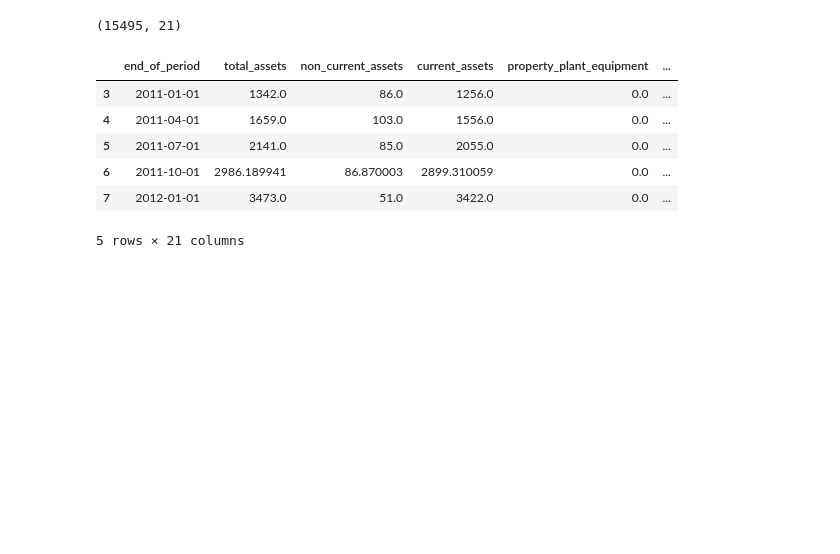
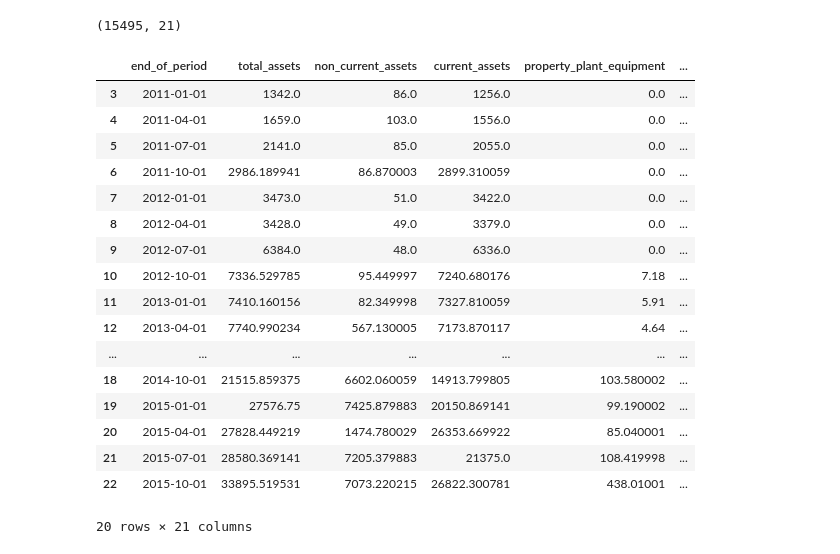
Before and after one commit to k-sobczyk/ensemble-nn-stock-forecast, a Jupyter notebook: notebooks/data_manipulation/normalization_and_merging.ipynb, the cells around one changed output. Cells and saved outputs as stored; diff of their text form; code cells hidden in the pictures; blank space fills up the shorter version.

```diff
--- a/notebooks/data_manipulation/normalization_and_merging.ipynb
+++ b/notebooks/data_manipulation/normalization_and_merging.ipynb
@@ -243,13 +244,24 @@ df.shape
 # %%
 df = df.round(2)
 # %%
-df.head(5)
+df.head(20)
 # %% [output]
 |  | end_of_period | total_assets | non_current_assets | current_assets | property_plant_equipment | ... |
 | 3 | 2011-01-01 | 1342.0 | 86.0 | 1256.0 | 0.0 | ... |
 | 4 | 2011-04-01 | 1659.0 | 103.0 | 1556.0 | 0.0 | ... |
 | 5 | 2011-07-01 | 2141.0 | 85.0 | 2055.0 | 0.0 | ... |
 | 6 | 2011-10-01 | 2986.189941 | 86.870003 | 2899.310059 | 0.0 | ... |
 | 7 | 2012-01-01 | 3473.0 | 51.0 | 3422.0 | 0.0 | ... |
+| 8 | 2012-04-01 | 3428.0 | 49.0 | 3379.0 | 0.0 | ... |
+| 9 | 2012-07-01 | 6384.0 | 48.0 | 6336.0 | 0.0 | ... |
+| 10 | 2012-10-01 | 7336.529785 | 95.449997 | 7240.680176 | 7.18 | ... |
+| 11 | 2013-01-01 | 7410.160156 | 82.349998 | 7327.810059 | 5.91 | ... |
+| 12 | 2013-04-01 | 7740.990234 | 567.130005 | 7173.870117 | 4.64 | ... |
+| ... | ... | ... | ... | ... | ... | ... |
+| 18 | 2014-10-01 | 21515.859375 | 6602.060059 | 14913.799805 | 103.580002 | ... |
+| 19 | 2015-01-01 | 27576.75 | 7425.879883 | 20150.869141 | 99.190002 | ... |
+| 20 | 2015-04-01 | 27828.449219 | 1474.780029 | 26353.669922 | 85.040001 | ... |
+| 21 | 2015-07-01 | 28580.369141 | 7205.379883 | 21375.0 | 108.419998 | ... |
+| 22 | 2015-10-01 | 33895.519531 | 7073.220215 | 26822.300781 | 438.01001 | ... |
-5 rows × 21 columns
+20 rows × 21 columns
 # %%
```
Also changed, not shown: parts of 6 cells of this notebook, 1 other file.
